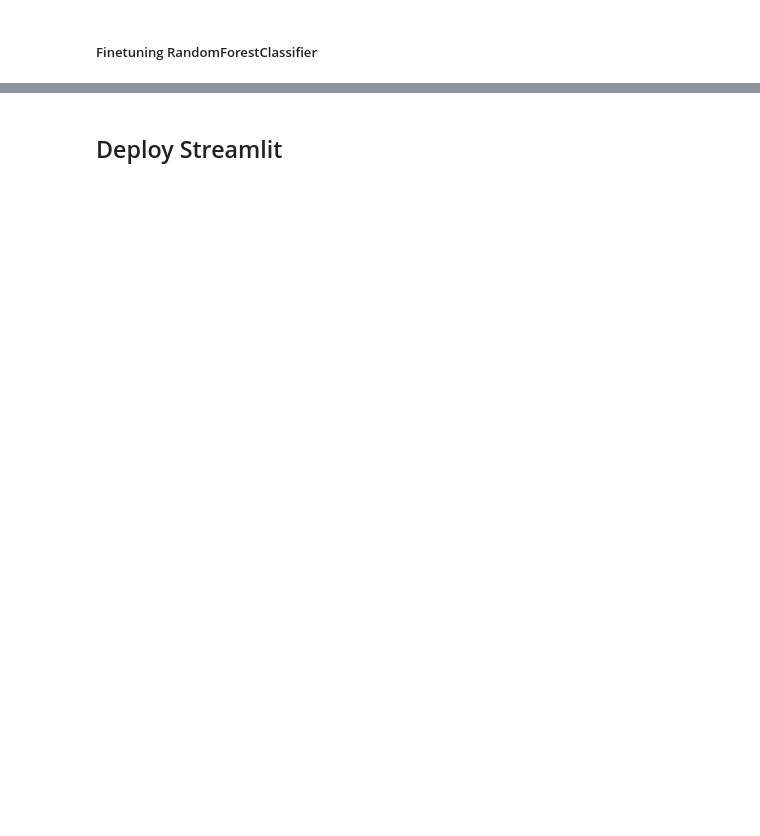
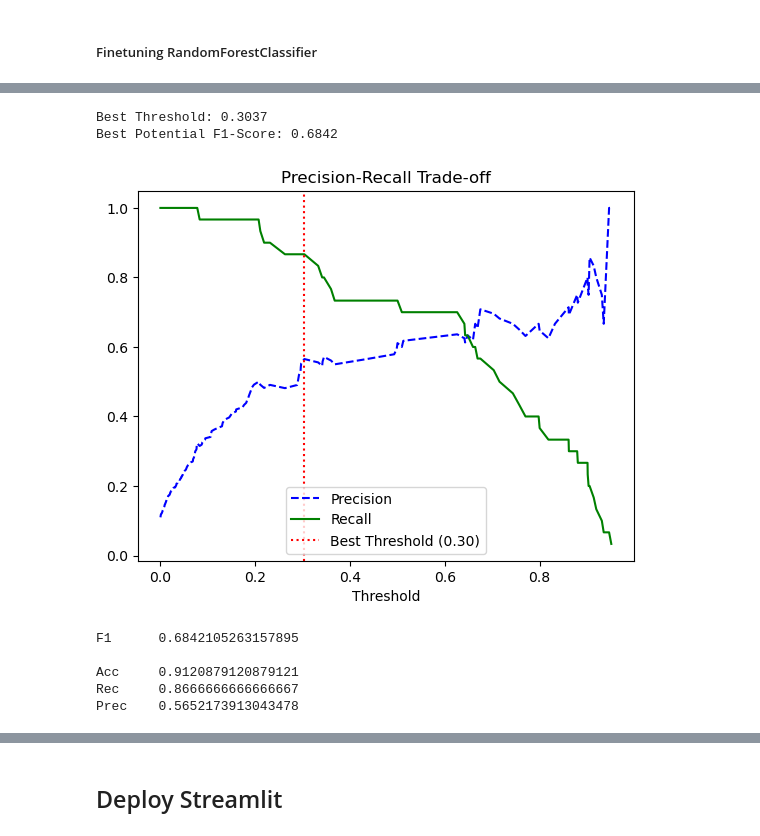
Before and after one commit to victoria-menezes/fiap-data-analytics-DATATHON, a Jupyter notebook: notebook.ipynb, the cells around one changed output, grey strips where cells are left out. Cells and saved outputs as stored; diff of their text form; code cells hidden in the pictures; blank space fills up the shorter version.

```diff
--- a/notebook.ipynb
+++ b/notebook.ipynb
@@ -2882,3 +2855,2 @@ for k in n_neighbors:
 # %%
-knn_imp = KNNImputer(n_neighbors = 5)
-df_ML_imput = pd.DataFrame(knn_imp.fit_transform(df_ML_processed), columns = df_ML_processed.columns)
+IMPUTER_NEIGHBORS = 5
@@ -2998,10 +2974,0 @@ Index(['inde', 'fase', 'ian', 'ida', 'ieg', 'iaa', 'ips', 'ipp', 'ipv',
-# %%
-features = [
-	'inde', 'fase', 'ian', 'ida', 'ieg', 'iaa', 'ips', 'ipp', 'ipv',
-		 'nota_mat', 'nota_port', 'nota_ing', 'idade', 'anos_estudados',
-		 'inde_diff', 'ian_diff', 'ida_diff', 'ieg_diff',
-         'iaa_diff', 'iaa_direction', 'ips_diff', 'ipp_diff', 'ipv_diff',
-	 	'genero_Feminino', 'genero_Masculino',
-]
-
-target = 'defasará'
@@ -3038,0 +2977,7 @@ Balanced distribution: 973, 973
+# %%
+target = 'defasará'
+
+X = df_ML[features]
+y = df_ML[target]
+
+X_train, X_test, y_train, y_test = train_test_split(X, y, test_size = 0.2, stratify = y, random_state=SEED)
@@ -3178,0 +3099,40 @@ search.best_estimator_.score(X_test, y_test)
+# %%
+# precision recall curve
+y_scores = search.best_estimator_.predict_proba(X_test)[:, 1]
+
+precision, recall, thresholds = precision_recall_curve(y_test, y_scores)
+
+# f1 for every threshold
+f1_scores = 2 * (precision * recall) / (precision + recall + 1e-10)
+best_idx = np.argmax(f1_scores)
+best_threshold = thresholds[best_idx]
+
+print(f"Best Threshold: {best_threshold:.4f}")
+print(f"Best Potential F1-Score: {f1_scores[best_idx]:.4f}")
+
+# Plotting
+plt.plot(thresholds, precision[:-1], 'b--', label='Precision')
+plt.plot(thresholds, recall[:-1], 'g-', label='Recall')
+plt.axvline(best_threshold, color='red', linestyle=':', label=f'Best Threshold ({best_threshold:.2f})')
+plt.xlabel('Threshold')
+plt.legend()
+plt.title('Precision-Recall Trade-off')
+plt.show()
+# %% [output]
+Best Threshold: 0.3037
+Best Potential F1-Score: 0.6842
+[figure, added]
+# %%
+pipeline_final.fit(X_train, y_train)
+
+y_prob = pipeline_final.predict_proba(X_test)
+# y_pred = [1 if y_prob[i][1] > best_threshold else 0 for i in range(len(y_prob))]
+y_pred_custom = (y_prob >= best_threshold).astype(int)[:, 1]
+
+print(f'F1\t{f1_score(y_test, y_pred_custom)}\n\nAcc\t{accuracy_score(y_test, y_pred_custom)}\nRec\t{recall_score(y_test, y_pred_custom)}\nPrec\t{precision_score(y_test, y_pred_custom)}')
+# %% [output]
+F1      0.6842105263157895
+
+Acc     0.9120879120879121
+Rec     0.8666666666666667
+Prec    0.5652173913043478
```
Also changed, not shown: parts of 45 cells of this notebook.
